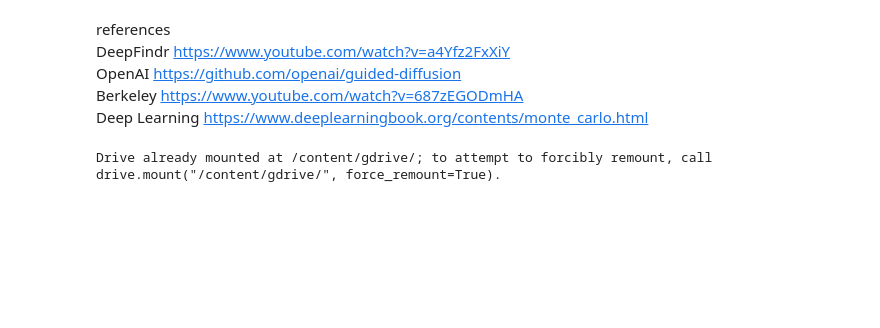
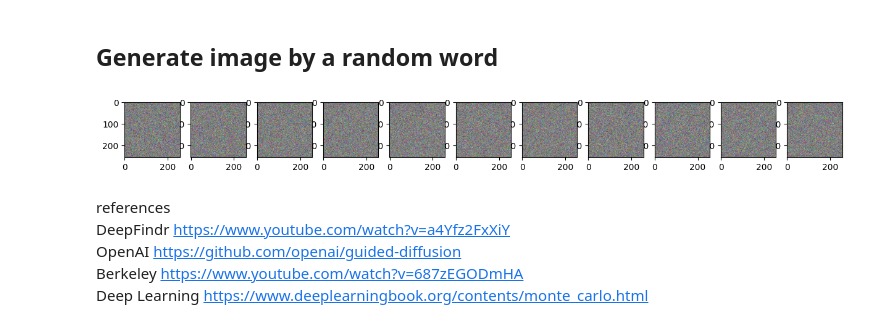
Before and after one commit to sunnyanthony/diffusion_playground, a Jupyter notebook: diffusion.ipynb, the cells around one changed output. Cells and saved outputs as stored; diff of their text form; code cells hidden in the pictures; blank space fills up the shorter version.

```diff
--- a/diffusion.ipynb
+++ b/diffusion.ipynb
@@ -256,7 +248,7 @@ class UNet(nn.Module):
       I don't know why we need to logarithmize the number.
       """
       temp_term = -math.log(10000) / (self.dim//2 - 1) # log (10000^(2 / dim)) = (log(10000)*2) / dim
-      div_term = torch.exp(torch.arange(start=0, end = self.dim, step=2) * temp_term)
+      div_term = torch.exp(torch.arange(start=0, end = self.dim, step=2, device=x.device) * temp_term)
       embedded = x[:, None] * div_term[None,:]
       return torch.cat((embedded.sin(), embedded.cos()), dim = -1)
 
@@ -274,10 +266,14 @@ class UNet(nn.Module):
                             stride = stride)
       self.relu1 = nn.ReLU(inplace=True)
 
+      # avoid the output exp...
+      self.bnorm0 = nn.BatchNorm2d(out)
+      self.bnorm1 = nn.BatchNorm2d(out)
+
       # refer to openai/guided-diffusion
       self.emb_layers = nn.Sequential(
             nn.SiLU(),
-            nn.Linear(time_dim,out,),
+            nn.Linear(time_dim,out),
             )
 
     def forward(self, x, time_embedded = None):
@@ -287,6 +283,7 @@ class UNet(nn.Module):
           while len(e.shape) < len(x.shape):
             e = e[..., None]
         x = getattr(self, f"relu{i}")(getattr(self, f"conv{i}")(x))
+        x = getattr(self, f"bnorm{i}")(x)
       return x
 
   class Conv3x3GeLU(Conv3x3ReLU):
@@ -402,0 +536,6 @@ class UNet(nn.Module):
+# %%
+import shutil
+from pathlib import Path
+
+shutil.copytree(ordinary_dir, Path("/content/RoboCup2018/train"))
+ordinary_dir = "/content/RoboCup2018/train"
@@ -402,0 +781,4 @@ class UNet(nn.Module):
+# %%
+encoder = traing_encoder()
+torch.save(encoder.state_dict(), '/content/gdrive/MyDrive/testdata/textencoder.pt')
+print("\nsaved")
@@ -403,14 +941,49 @@ class UNet(nn.Module):
+# %% [markdown]
+## Generate image by a random word
+# %%
+from torchvision import transforms
+def show_tensor_image(image):
+    reverse_transforms = transforms.Compose([
+        transforms.Normalize((-0.485/0.229, -0.456/0.224, -0.406/0.225), (1/0.229, 1/0.224, 1/0.225)),
+        transforms.Lambda(lambda t: (t + 1) / 2),
+        transforms.Lambda(lambda t: t.permute(1, 2, 0)), # CHW to HWC
+        transforms.Lambda(lambda t: t * 255.),
+        transforms.Lambda(lambda t: t.numpy().astype(np.uint8)),
+        transforms.ToPILImage(),
+    ])
+
+    # Take first image of batch
+    if len(image.shape) == 4:
+        image = image[0, :, :, :]
+    plt.imshow(reverse_transforms(image))
+
+# generate a random image
+rand_img = torch.randn((1, 3, 256, 256)).to(device)
+plt.figure(figsize=(15,15))
+plt.axis('off')
+
+num_images = 11
+stepsize = 30
+model.eval()
+
+label = torch.tensor([random.choice(list(features.keys()))])
+text = encode_features(features, label, device)
+
+for i in range(0,steps+1)[::-1]:
+    with torch.no_grad():
+      t = torch.tensor([i]).to(next(model.parameters()).device)
+      rand_img.to(next(model.parameters()).device)
+      _rand_img = diffusion_model.p_sample(model, rand_img, t, text)
+      rand_img = _rand_img
+      if i % stepsize == 0:
+          plt.subplot(1, num_images, int(i/stepsize+1))
+          show_tensor_image(rand_img.detach().cpu())
+plt.show()
+# %% [output]
+[figure, added]
 # %% [markdown]
 references
 DeepFindr https://www.youtube.com/watch?v=a4Yfz2FxXiY
 OpenAI https://github.com/openai/guided-diffusion
 Berkeley https://www.youtube.com/watch?v=687zEGODmHA
 Deep Learning https://www.deeplearningbook.org/contents/monte_carlo.html
-# %%
-from google.colab import drive
-import sys
-
-drive.mount('/content/gdrive/')
-data_dir = '/content/gdrive/MyDrive/testdata/cityscapes_data'
-# %% [output]
-Drive already mounted at /content/gdrive/; to attempt to forcibly remount, call drive.mount("/content/gdrive/", force_remount=True).
```
Also changed, not shown: parts of 31 cells of this notebook.
